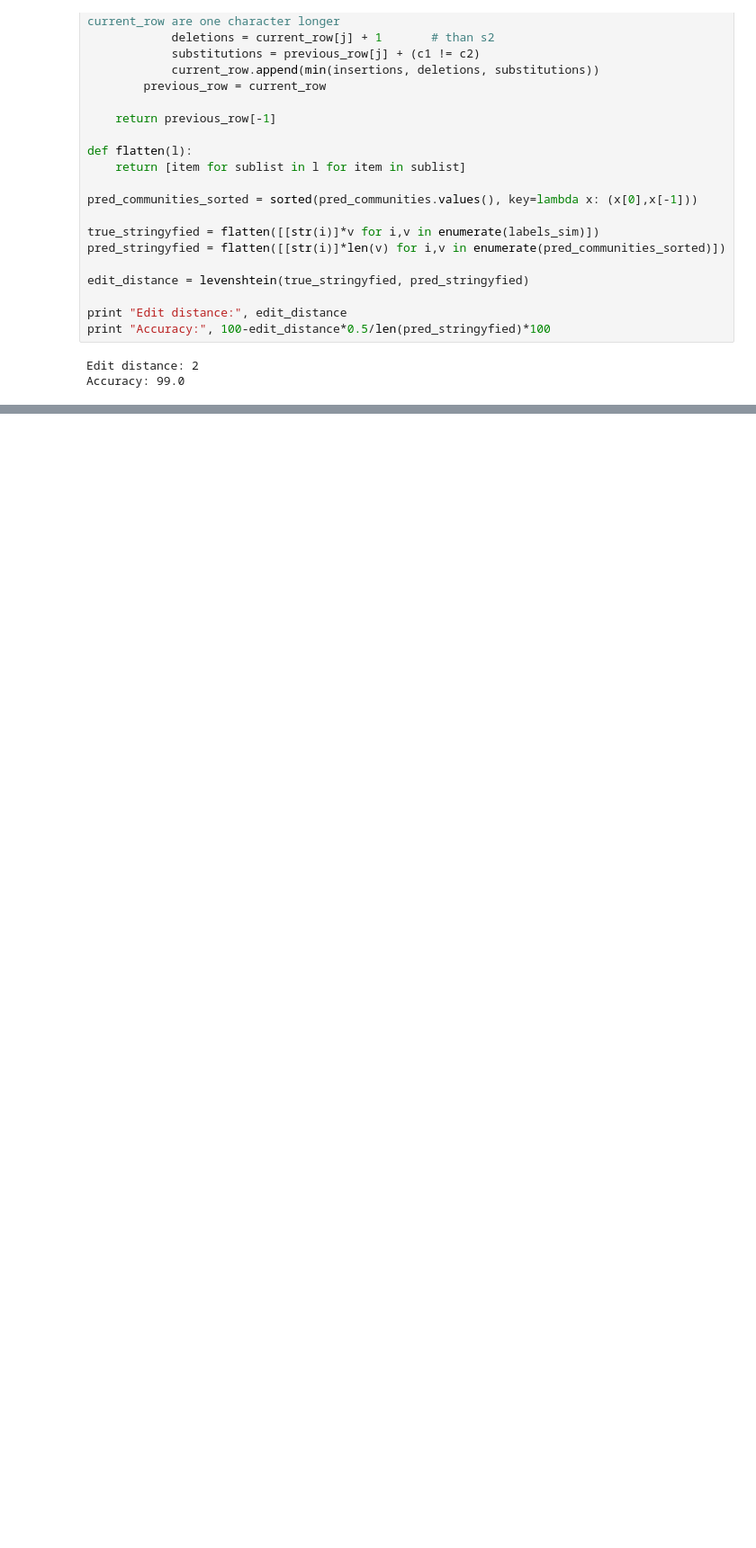
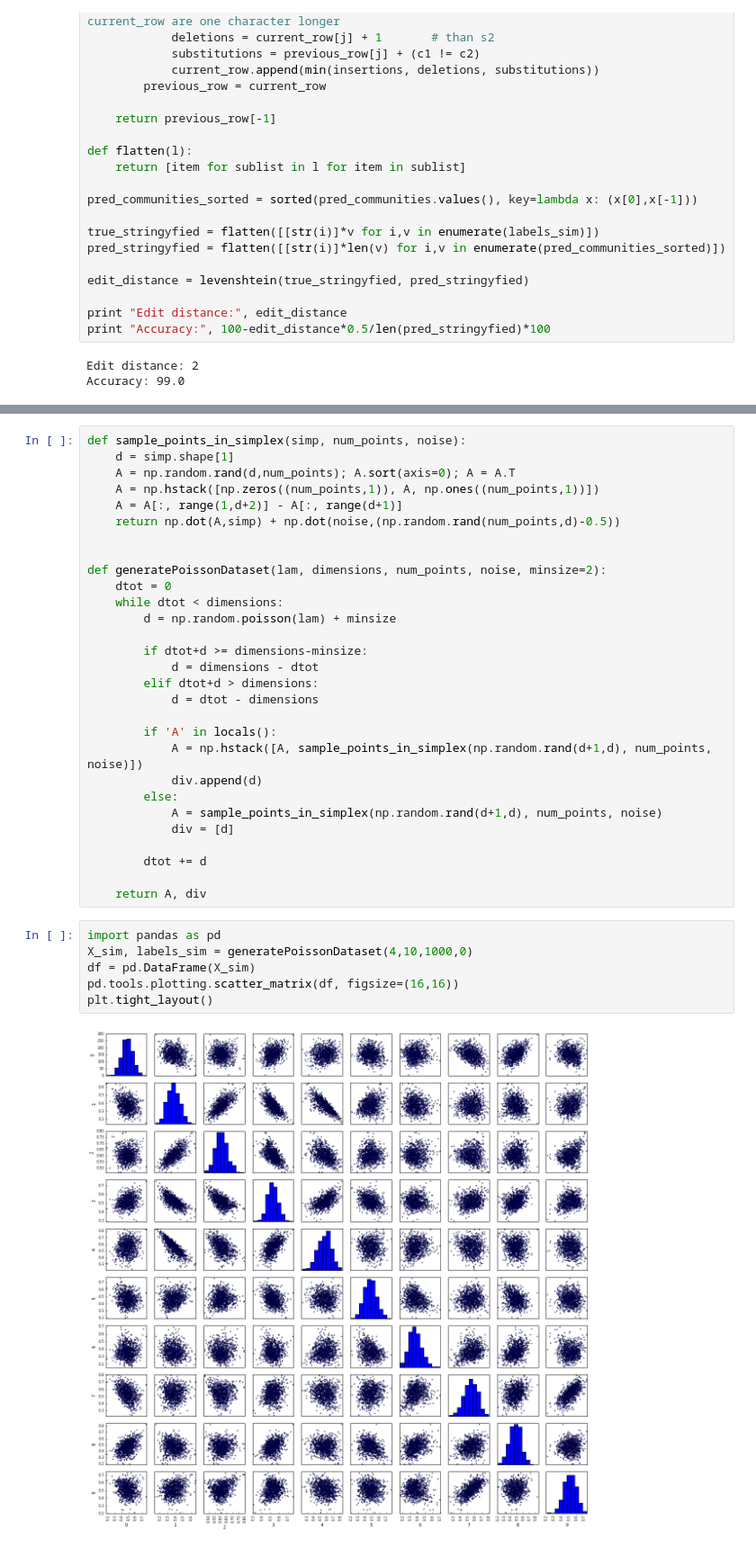
Before and after one commit to ulfaslak/MScProject-build-dataset, a Jupyter notebook: pareto_clustering/test_accuracy.ipynb, the cells around one changed output, grey strips where cells are left out. Shown at 90% size. Cells and saved outputs as stored; diff of their text form; blank space fills up the shorter version.

```diff
--- a/pareto_clustering/test_accuracy.ipynb
+++ b/pareto_clustering/test_accuracy.ipynb
@@ -69,0 +194,37 @@ Accuracy: 99.0
+# %%
+def sample_points_in_simplex(simp, num_points, noise):
+    d = simp.shape[1]
+    A = np.random.rand(d,num_points); A.sort(axis=0); A = A.T
+    A = np.hstack([np.zeros((num_points,1)), A, np.ones((num_points,1))])
+    A = A[:, range(1,d+2)] - A[:, range(d+1)]
+    return np.dot(A,simp) + np.dot(noise,(np.random.rand(num_points,d)-0.5))
+
+
+def generatePoissonDataset(lam, dimensions, num_points, noise, minsize=2):
+    dtot = 0
+    while dtot < dimensions:
+        d = np.random.poisson(lam) + minsize
+
+        if dtot+d >= dimensions-minsize:
+            d = dimensions - dtot
+        elif dtot+d > dimensions:
+            d = dtot - dimensions
+
+        if 'A' in locals():
+            A = np.hstack([A, sample_points_in_simplex(np.random.rand(d+1,d), num_points, noise)])
+            div.append(d)
+        else:
+            A = sample_points_in_simplex(np.random.rand(d+1,d), num_points, noise)
+            div = [d]
+
+        dtot += d
+
+    return A, div
+# %%
+import pandas as pd
+X_sim, labels_sim = generatePoissonDataset(4,10,1000,0)
+df = pd.DataFrame(X_sim)
+pd.tools.plotting.scatter_matrix(df, figsize=(16,16))
+plt.tight_layout()
+# %% [output]
+[figure, added]
```
Also changed, not shown: parts of 13 cells of this notebook, 55 other files.
